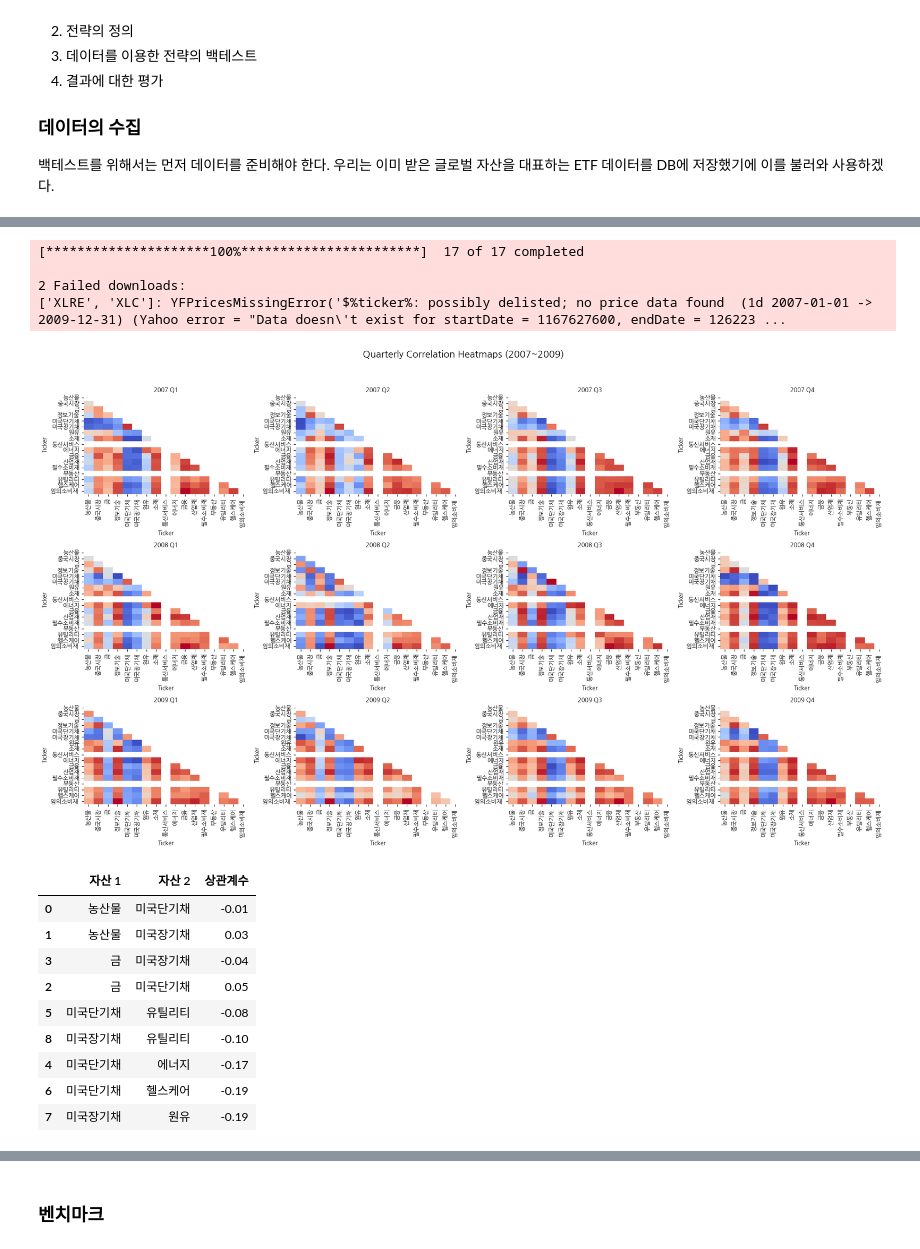
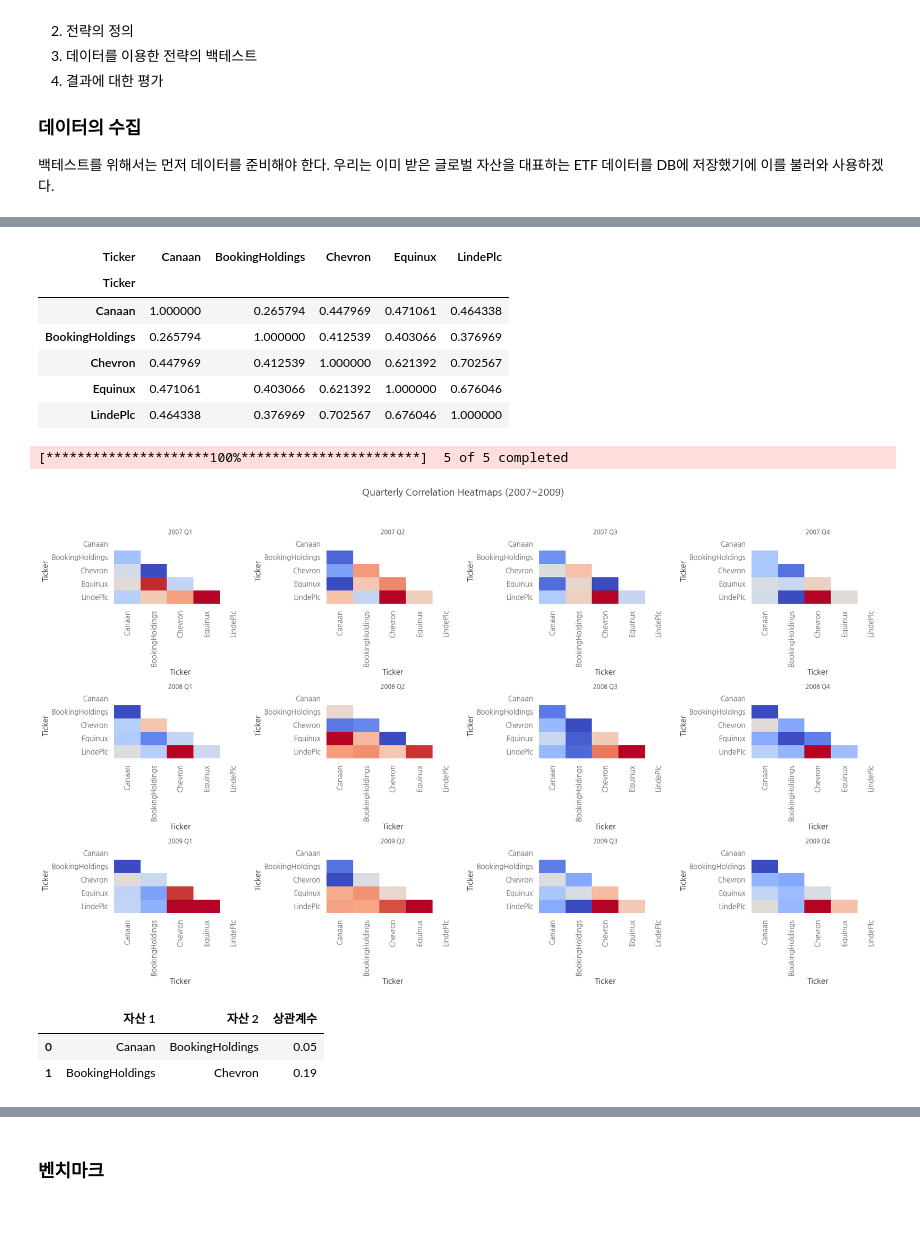
Before and after one commit to JaehwanKim00/stock_trading, a Jupyter notebook: backtest.ipynb, the cells around one changed output, grey strips where cells are left out. Saved outputs shown, nothing was run; the diff lists cells and outputs as text; code cells hidden in the pictures; blank space fills up the shorter version.

```diff
--- a/backtest.ipynb
+++ b/backtest.ipynb
@@ -52,7 +52,7 @@ import matplotlib.pyplot as plt
 import koreanize_matplotlib
 
 # 데이터 불러오기
-data = pd.read_csv('C:/Users/kjh/Desktop/sector(assets).csv', encoding="utf-8")
+data = pd.read_csv('C:/Users/kjh/Desktop/sector(assets)_개별종목_호준.csv', encoding="utf-8")
 tickers = data['티커'].tolist()
 
 assets = tickers
@@ -148,3 +129,13 @@ low_corr_df_sorted
+# %%
+correlation_matrix
+# %% [output]
+| Ticker | Canaan | BookingHoldings | Chevron | Equinux | LindePlc |
+| Ticker |  |  |  |  |  |
+| Canaan | 1.000000 | 0.265794 | 0.447969 | 0.471061 | 0.464338 |
+| BookingHoldings | 0.265794 | 1.000000 | 0.412539 | 0.403066 | 0.376969 |
+| Chevron | 0.447969 | 0.412539 | 1.000000 | 0.621392 | 0.702567 |
+| Equinux | 0.471061 | 0.403066 | 0.621392 | 1.000000 | 0.676046 |
+| LindePlc | 0.464338 | 0.376969 | 0.702567 | 0.676046 | 1.000000 |
 # %%
 import numpy as np
 import yfinance as yf
@@ -154,7 +145,7 @@ import matplotlib.pyplot as plt
 import koreanize_matplotlib
 
 # 데이터 불러오기
-data = pd.read_csv('C:/Users/kjh/Desktop/sector(assets).csv', encoding="utf-8")
+data = pd.read_csv('C:/Users/kjh/Desktop/sector(assets)_개별종목_호준.csv', encoding="utf-8")
 tickers = data['티커'].tolist()
 
 assets = tickers
@@ -180,38 +171,35 @@ for year in range(2007, 2010):  # 2007~2009년
     for quarter in range(1, 5):  # 1~4분기
         # 분기 데이터 필터링
         quarterly_data = data[(data.index.year == year) & (data.index.quarter == quarter)]
         if quarterly_data.empty:  # 데이터가 없는 경우 건너뜀
             continue
 
         log_returns = quarterly_data.pct_change().apply(lambda x: np.log(1 + x))  # 로그 수익률 계산
         correlation_matrix = log_returns.corr()  # 상관관계 계산
 
         # 현재 플롯 좌표 계산
         row, col = divmod(plot_idx, 4)  # 4열 기준으로 행과 열 결정
         ax = axes[row, col]
         plot_idx += 1
 
         # 상삼각형 마스킹
         mask = np.triu(np.ones_like(correlation_matrix, dtype=bool))
 
         # 히트맵 시각화
         sns.heatmap(correlation_matrix, mask=mask, annot=False, cmap='coolwarm', fmt=".2f", ax=ax, cbar=False)
         ax.set_title(f"{year} Q{quarter}", fontsize=10)
 
 # 나머지 빈 플롯 비활성화
 for i in range(plot_idx, 12):  # 총 12개의 플롯이므로 남은 플롯 비활성화
     row, col = divmod(i, 4)
     axes[row, col].axis("off")
 
 # 전체 레이아웃 조정
 plt.tight_layout(rect=[0, 0, 1, 0.95])  # 제목 공간 확보
 plt.show()
 # %% [output]
-[*********************100%***********************]  17 of 17 completed
-
-2 Failed downloads:
-['XLRE', 'XLC']: YFPricesMissingError('$%ticker%: possibly delisted; no price data found  (1d 2007-01-01 -> 2009-12-31) (Yahoo error = "Data doesn\'t exist for startDate = 1167627600, endDate = 126223 ...
+[*********************100%***********************]  5 of 5 completed
-[figure, old version]
+[figure, new version]
 # %%
 # 상관계수 행렬에서 상관계수가 낮은 항목 추출
 low_corr_pairs = []
@@ -234,15 +222,8 @@ low_corr_df_sorted = low_corr_df_sorted.drop(columns=['절댓값'])  # 절댓값
 low_corr_df_sorted
 # %% [output]
 |  | 자산 1 | 자산 2 | 상관계수 |
-| 0 | 농산물 | 미국단기채 | -0.01 |
-| 1 | 농산물 | 미국장기채 | 0.03 |
-| 3 | 금 | 미국장기채 | -0.04 |
-| 2 | 금 | 미국단기채 | 0.05 |
-| 5 | 미국단기채 | 유틸리티 | -0.08 |
-| 8 | 미국장기채 | 유틸리티 | -0.10 |
-| 4 | 미국단기채 | 에너지 | -0.17 |
-| 6 | 미국단기채 | 헬스케어 | -0.19 |
-| 7 | 미국장기채 | 원유 | -0.19 |
+| 0 | Canaan | BookingHoldings | 0.05 |
+| 1 | BookingHoldings | Chevron | 0.19 |
 # %%
 import bt
 import quantstats as qs
```
Also changed, not shown: parts of 19 cells of this notebook.
